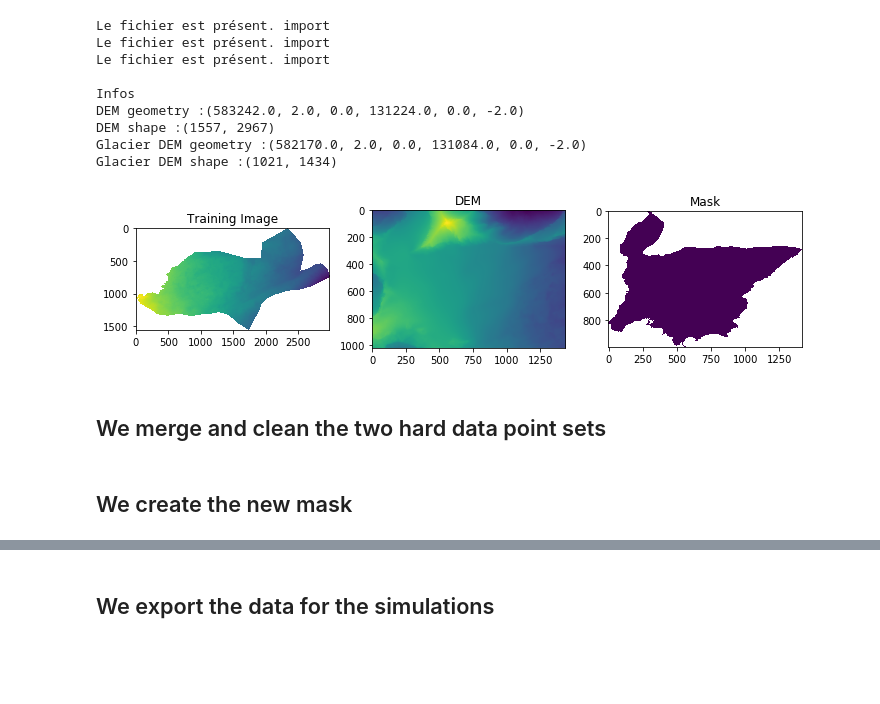
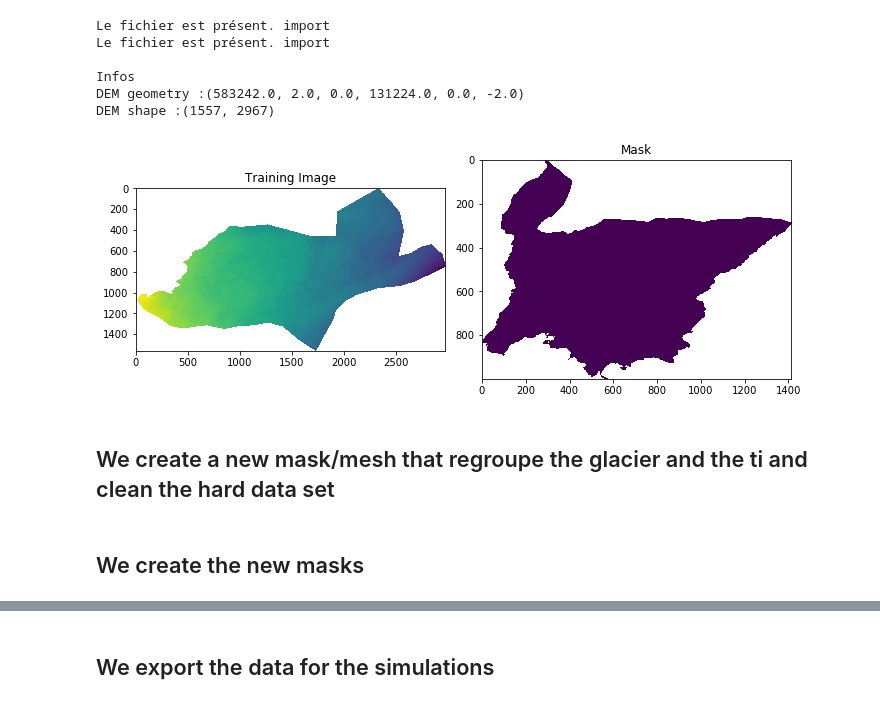
Before and after one commit to valDallalba/Tsanfleuron_geostatistical_baserock_estimation_paper, a Jupyter notebook: jupyter/01_Tsanfleuron_data.ipynb, the cells around one changed output, grey strips where cells are left out. Drawn from its saved outputs; the diff is of its cells as text; code cells hidden in the pictures; blank space fills up the shorter version.

```diff
--- a/jupyter/01_Tsanfleuron_data.ipynb
+++ b/jupyter/01_Tsanfleuron_data.ipynb
@@ -33,11 +32,10 @@ We define here the parameters, and the training image in which we will cut the d
 # %%
 file_path_ti   = '../data/TI/tif/ti_alti2_2016_2m.tif'
 file_path_Mask = '../data/Masks/tif/glacier_mask_2m.tif'
-file_path_DEM  = '../data/DEM/tif/DEM_Glacier_Zone.tif'
 
-if os.path.isfile(file_path):
+if os.path.isfile(file_path_ti):
     print('Le fichier est présent. import')
-    data_DEM = gr.from_file(file_path)
+    data_DEM = gr.from_file(file_path_ti)
     (xmin, xsize, x, ymax, y, ysize) = data_DEM.geot
 
 else:
@@ -50,25 +48,14 @@ if os.path.isfile(file_path_Mask):
 else:
     print('error')
 
-if os.path.isfile(file_path_DEM):
-    print('Le fichier est présent. import')
-    data_DEM_Glacier = gr.from_file(file_path_DEM)
-
-else:
-    print('error')
 
 print('\nInfos')
 print('DEM geometry :' + str(data_DEM.geot))
 print('DEM shape :'+ str(data_DEM.shape))
-print('Glacier DEM geometry :' +str(data_DEM_Glacier.geot))
-print('Glacier DEM shape :'+ str(data_DEM_Glacier.shape))
 # %% [output]
-Le fichier est présent. import
 Le fichier est présent. import
 Le fichier est présent. import
 
 Infos
 DEM geometry :(583242.0, 2.0, 0.0, 131224.0, 0.0, -2.0)
 DEM shape :(1557, 2967)
-Glacier DEM geometry :(582170.0, 2.0, 0.0, 131084.0, 0.0, -2.0)
-Glacier DEM shape :(1021, 1434)
@@ -77,26 +62,24 @@ Glacier DEM shape :(1021, 1434)
 # %%
 data_DEM.raster[data_DEM.raster==data_DEM.min()]=np.nan
-plt.subplots(1,3,figsize=(10,10))
-plt.subplot(1,3,1)
+
+plt.subplots(1,2,figsize=(10,10))
+plt.subplot(1,2,1)
 plt.imshow(data_DEM.raster)
 plt.title('Training Image')
-plt.subplot(1,3,2)
-plt.title('DEM')
-plt.imshow(data_DEM_Glacier.raster)
-plt.subplot(1,3,3)
+plt.subplot(1,2,2)
 plt.imshow(data_Mask.raster)
 plt.title('Mask')
 plt.tight_layout()
 plt.show()
 # %% [output]
-[figure, old version]
+[figure, new version]
 # %%
 #Import the point set hard data
 path_csv = '../data/PointSet/csv/'
 Hard_GPR = pd.read_csv(path_csv+'bedRock_GPR.csv',delimiter =';')
 Hard_MNT = pd.read_csv(path_csv+'bedRock_MNT.csv',delimiter='\t')
 # %% [markdown]
-## We merge and clean the two hard data point sets
+## We create a new mask/mesh that regroupe the glacier and the ti and clean the hard data set
 # %%
 #Create a mesh grid witht the dimension of the DEM ### c'est pour faire quoi?
 x_v = np.array(range(data_DEM.shape[1]))*data_DEM.geot[1] + data_DEM.geot[0]
@@ -131,2 +109,2 @@ referential_DEM_Glacier = [np.around((data_DEM_Glacier.geot[0]-referential[0])/d
 # %% [markdown]
-## We create the new mask
+## We create the new masks
```
Also changed, not shown: parts of 20 cells of this notebook, 1 other file.
